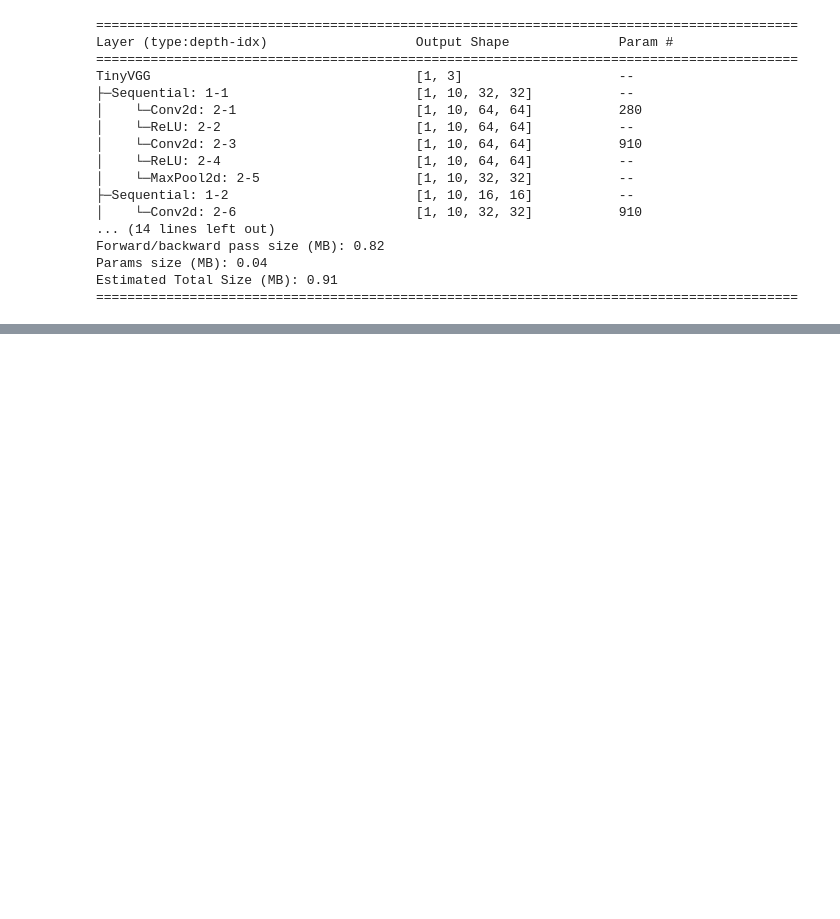
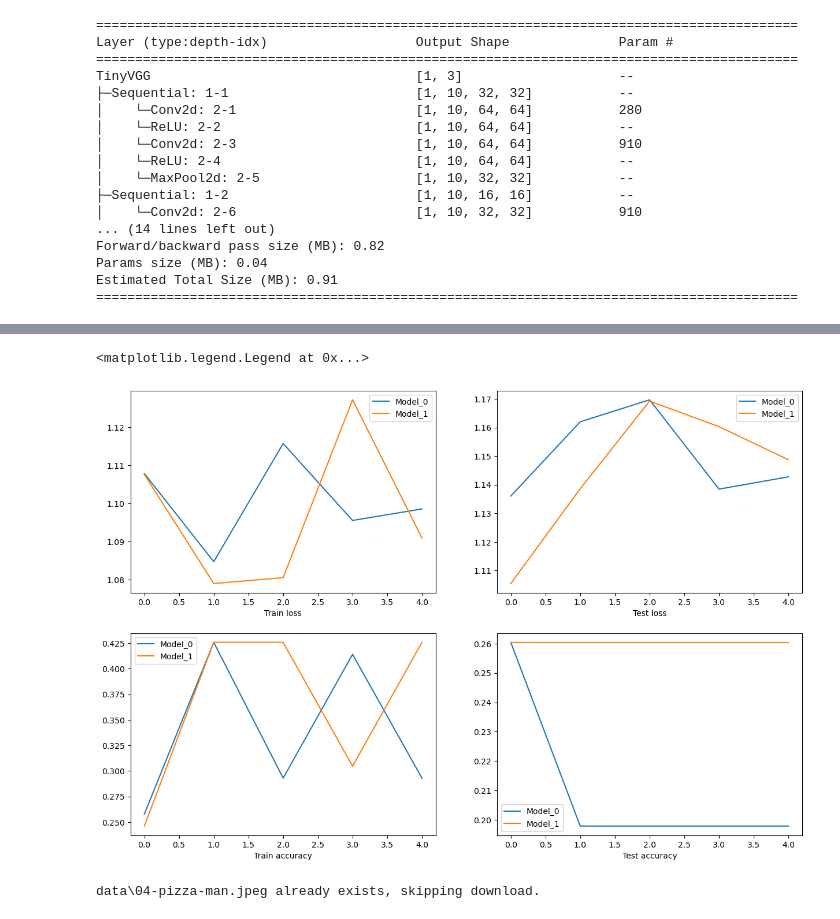
Before and after one commit to KajetanFrackowiak/pytorch_deep_learning, a Jupyter notebook: 04.pytorch_custom_datasets.ipynb, the cells around one changed output, grey strips where cells are left out. Saved outputs shown, nothing was run; the diff lists cells and outputs as text; code cells hidden in the pictures; blank space fills up the shorter version.

```diff
--- a/04.pytorch_custom_datasets.ipynb
+++ b/04.pytorch_custom_datasets.ipynb
@@ -1013,0 +1168,7 @@ model_0_results
+# %%
+import pandas as pd
+
+model_0_df = pd.DataFrame(model_0_results)
+model_1_df = pd.DataFrame(model_1_results)
+
+model_0_df
@@ -1013,0 +1182,49 @@ model_0_results
+# %%
+plt.figure(figsize=(15, 10))
+
+epochs = range(len(model_0_df))
+
+plt.subplot(2, 2, 1)
+plt.plot(epochs, model_0_df["train_loss"], label="Model_0")
+plt.plot(epochs, model_1_df["train_loss"], label="Model_1")
+plt.xlabel("Train loss")
+plt.legend()
+
+plt.subplot(2, 2, 2)
+plt.plot(epochs, model_0_df["test_loss"], label="Model_0")
+plt.plot(epochs, model_1_df["test_loss"], label="Model_1")
+plt.xlabel("Test loss")
+plt.legend()
+
+plt.subplot(2, 2, 3)
+plt.plot(epochs, model_0_df["train_acc"], label="Model_0")
+plt.plot(epochs, model_1_df["train_acc"], label="Model_1")
+plt.xlabel("Train accuracy")
+plt.legend()
+
+plt.subplot(2, 2, 4)
+plt.plot(epochs, model_0_df["test_acc"], label="Model_0")
+plt.plot(epochs, model_1_df["test_acc"], label="Model_1")
+plt.xlabel("Test accuracy")
+plt.legend()
+# %% [output]
+<matplotlib.legend.Legend at 0x...>
+[figure, added]
+# %%
+# Download custom image
+
+import requests
+
+# Setup custom image path
+custom_image_path = data_path / "04-pizza-man.jpeg"
+
+# Download the if it doesn't already exist
+if not custom_image_path.is_file():
+    with open(custom_image_path, "wb") as f:
+        request = requests.get("https://d.newsweek.com/en/full/1515733/pizza-delivery.jpg")
+        print(f"Downloading {custom_image_path}...")
+        f.write(request.content)
+else:
+    print(f"{custom_image_path} already exists, skipping download.")
+# %% [output]
+data\04-pizza-man.jpeg already exists, skipping download.
```
Also changed, not shown: parts of 56 cells of this notebook.
